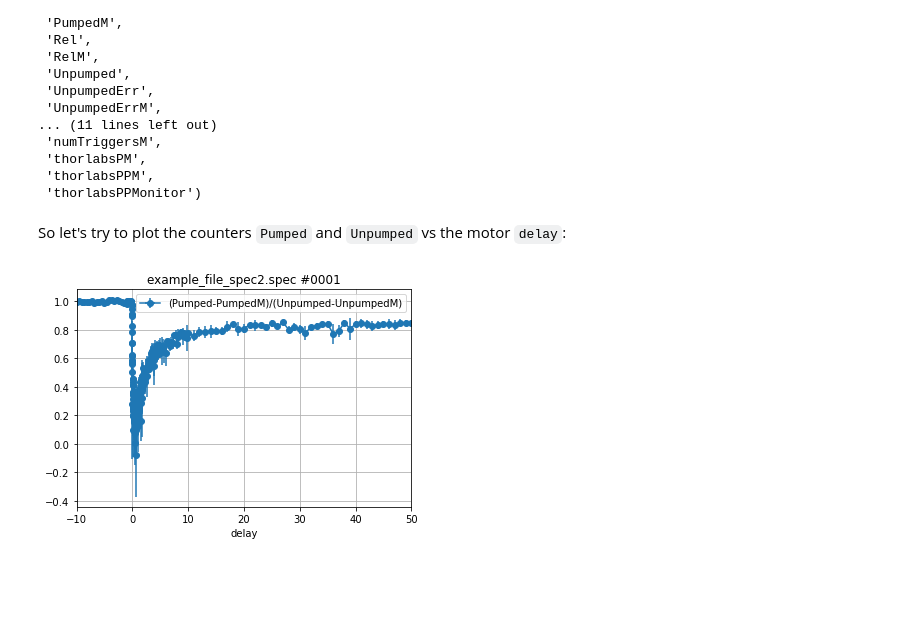
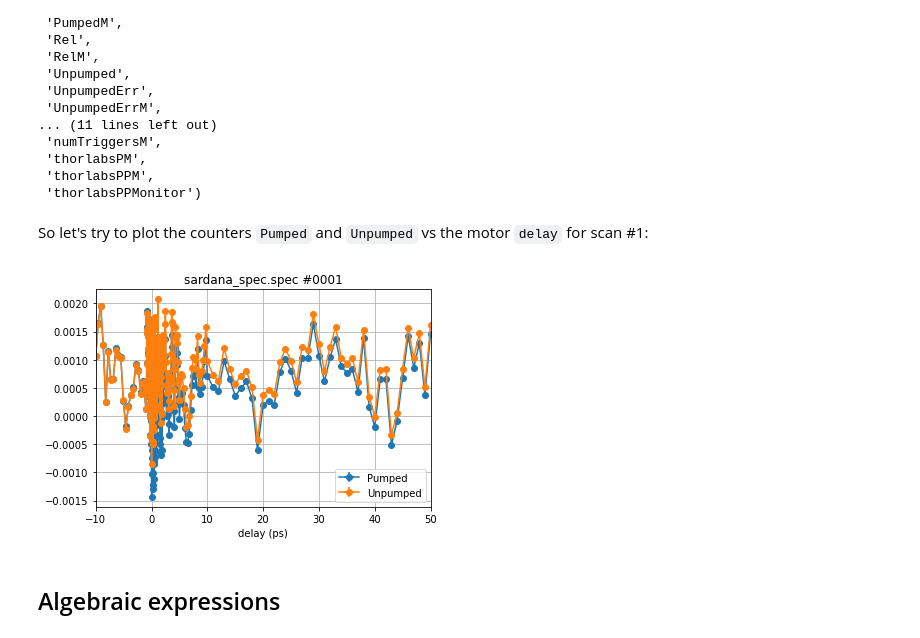
Before and after one commit to dschick/pyEvalData, a Jupyter notebook: docs/source/examples/evaluation.ipynb, the cells around one changed output. Cells and saved outputs as stored; diff of their text form; code cells hidden in the pictures; blank space fills up the shorter version.

Commit message:
update evaluation example

```diff
--- a/docs/source/examples/evaluation.ipynb
+++ b/docs/source/examples/evaluation.ipynb
@@ -42,7 +39,7 @@ Here we iitialize the `Source` for the current evaluation. It is based on raw
 data in a [SPEC file](https://certif.com/content/spec) which was generated by
 the open-source software [Sardana](https://sardana-controls.org).
 # %%
-spec = ped.io.Spec(file_name='example_file_spec2.spec',
+spec = ped.io.Spec(file_name='sardana_spec.spec',
                    file_path=example_data_path,
                    use_nexus=True,
                    force_overwrite=False,
@@ -128,16 +111,18 @@ spec.scan1.data.dtype.names
  'thorlabsPPM',
  'thorlabsPPMonitor')
 # %% [markdown]
-So let's try to plot the counters `Pumped` and `Unpumped` vs the motor `delay`:
+So let's try to plot the counters `Pumped` and `Unpumped` vs the motor `delay` for scan #1:
 # %%
 ev.xcol = 'delay'
-ev.clist = ['(Pumped-PumpedM)/(Unpumped-UnpumpedM)']
-ev.propagate_errors = False
+ev.clist = ['Pumped', 'Unpumped']
 
 plt.figure()
-ev.plot_scans([1, 2, 3, 4])
+ev.plot_scans([1])
 plt.xlim(-10, 50)
+plt.xlabel('delay (ps)')
 plt.show()
 # %% [output]
-[figure, old version]
+[figure, new version]
+# %% [markdown]
+## Algebraic expressions
 # %% [markdown]
```
Also changed, not shown: parts of 46 cells of this notebook, 1 other file.
